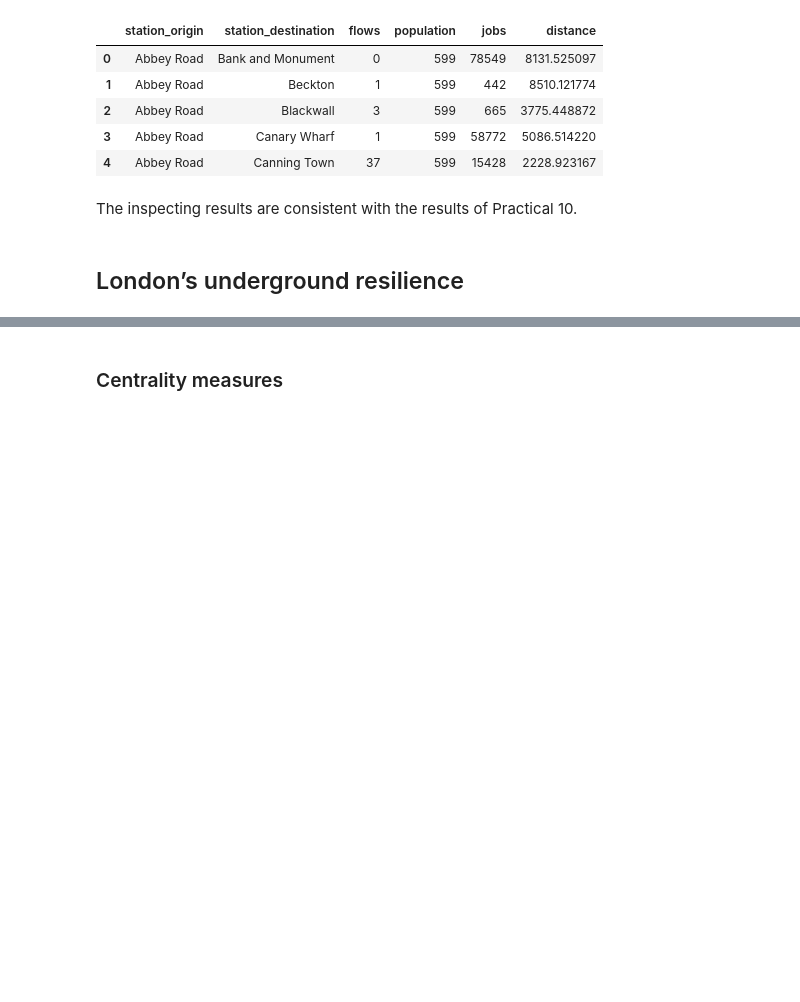
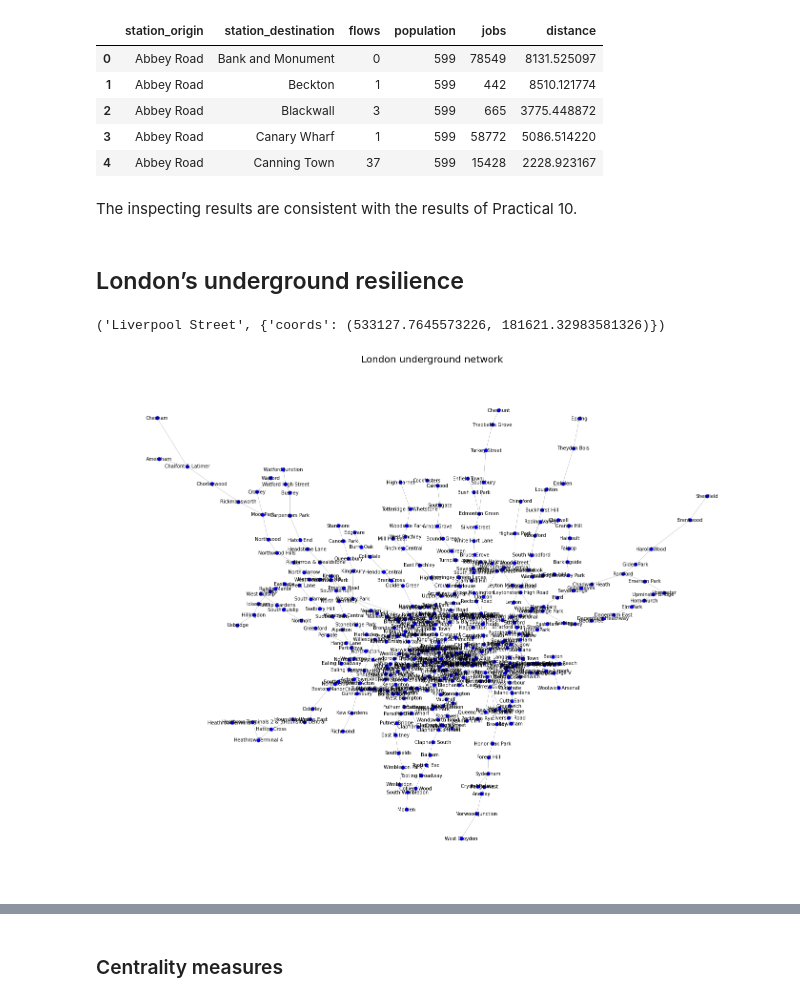
Before and after one commit to rpoandres/US_Assessment, a Jupyter notebook: US_Assessment.ipynb, the cells around one changed output, grey strips where cells are left out. Drawn from its saved outputs; the diff is of its cells as text; code cells hidden in the pictures; blank space fills up the shorter version.

Commit message:
Network general plot

```diff
--- a/US_Assessment.ipynb
+++ b/US_Assessment.ipynb
@@ -162,0 +164,22 @@ The inspecting results are consistent with the results of Practical 10.
+# %%
+list(G.nodes(data = True))[0]
+# %% [output]
+('Liverpool Street', {'coords': (533127.7645573226, 181621.32983581326)})
+# %%
+# We can plot the tube network with the names of the stations as labels
+fig, ax = plt.subplots(figsize=(25,20))
+
+pos = nx.get_node_attributes(G, 'coords')
+
+# Nodes
+nx.draw_networkx_nodes(G,pos,node_size=50,node_color='b')
+# Edges
+nx.draw_networkx_edges(G,pos,arrows=False,width=0.2)
+# Labels
+nx.draw_networkx_labels(G,pos, font_size=10, font_color='black')
+
+plt.title("London underground network",fontsize=20)
+plt.axis("off")
+plt.show()
+# %% [output]
+[figure, added]
```
Also changed, not shown: parts of 11 cells of this notebook.
